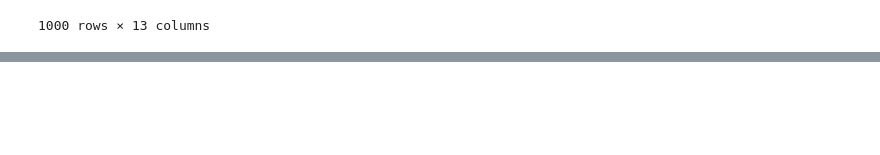
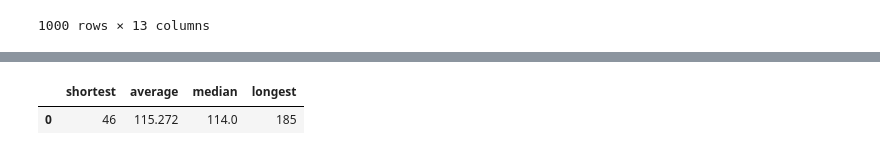
Before and after one commit to EdvinGlawing/sakila_lab_edvin_glawing, a Jupyter notebook: jupyter_notebook.ipynb, the cells around one changed output, grey strips where cells are left out. Cells and saved outputs as stored; diff of their text form; code cells hidden in the pictures; blank space fills up the shorter version.

```diff
--- a/jupyter_notebook.ipynb
+++ b/jupyter_notebook.ipynb
@@ -26,0 +129,13 @@ films
+# %%
+
+query_sakila("""
+    SELECT
+    MIN(length) AS shortest,
+    AVG(length) AS average,
+    MEDIAN(length) as median,
+    MAX(length) AS longest
+    FROM films
+""")
+# %% [output]
+|  | shortest | average | median | longest |
+| 0 | 46 | 115.272 | 114.0 | 185 |
```
Also changed, not shown: parts of 9 cells of this notebook.
